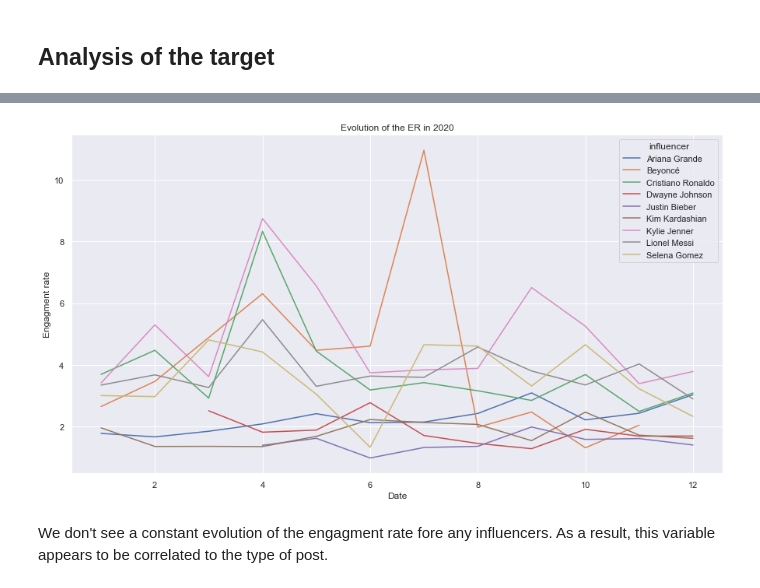
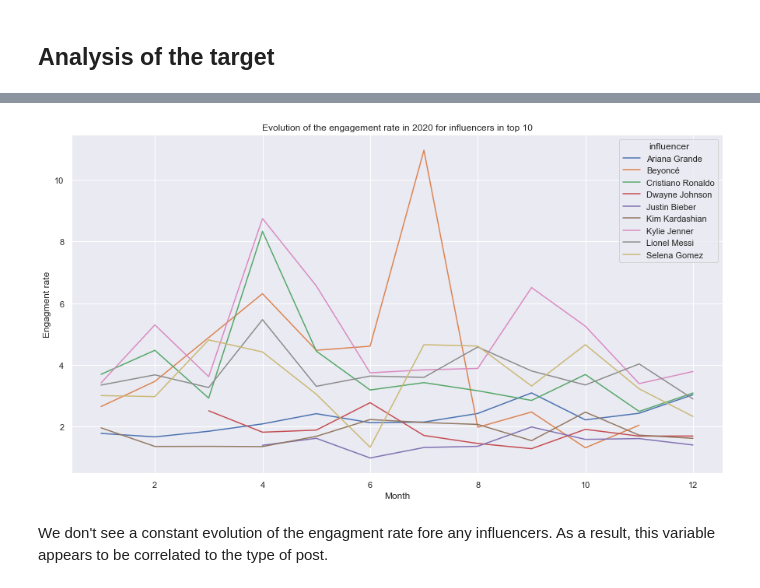
Before and after one commit to BadrAlpha07/Data-Camp-Project, a Jupyter notebook: engagement_rate_starting_kit.ipynb, the cells around one changed output, grey strips where cells are left out. Saved outputs shown, nothing was run; the diff lists cells and outputs as text; code cells hidden in the pictures.

Commit message:
correction graphs

```diff
--- a/engagement_rate_starting_kit.ipynb
+++ b/engagement_rate_starting_kit.ipynb
@@ -317,12 +328,12 @@ df_2020_gb = top_10[top_10['year'] == 2020].groupby(['influencer','month']).mean
 # %%
 plt.figure(figsize=(15,8))
 sns.lineplot(data=df_2020_gb, x='month', y='ER', hue = 'influencer')
-plt.title('Evolution of the ER in 2020')
+plt.title('Evolution of the engagement rate in 2020 for influencers in top 10')
 plt.ylabel('Engagment rate')
-plt.xlabel('Date')
+plt.xlabel('Month')
 plt.show()
 # %% [output]
-[figure, old version]
+[figure, new version]
 # %% [markdown]
 We don't see a constant evolution of the engagment rate fore any influencers. As a result, this variable appears to be correlated to the type of post.
 # %% [markdown]
```
Also changed, not shown: parts of 3 cells of this notebook.
